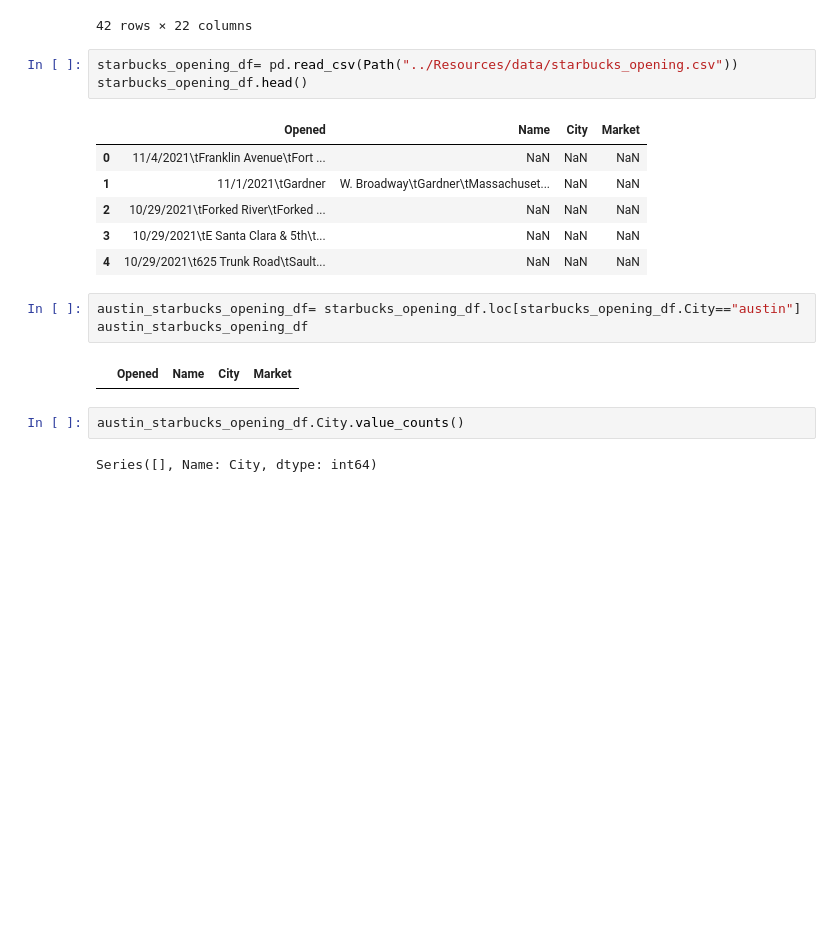
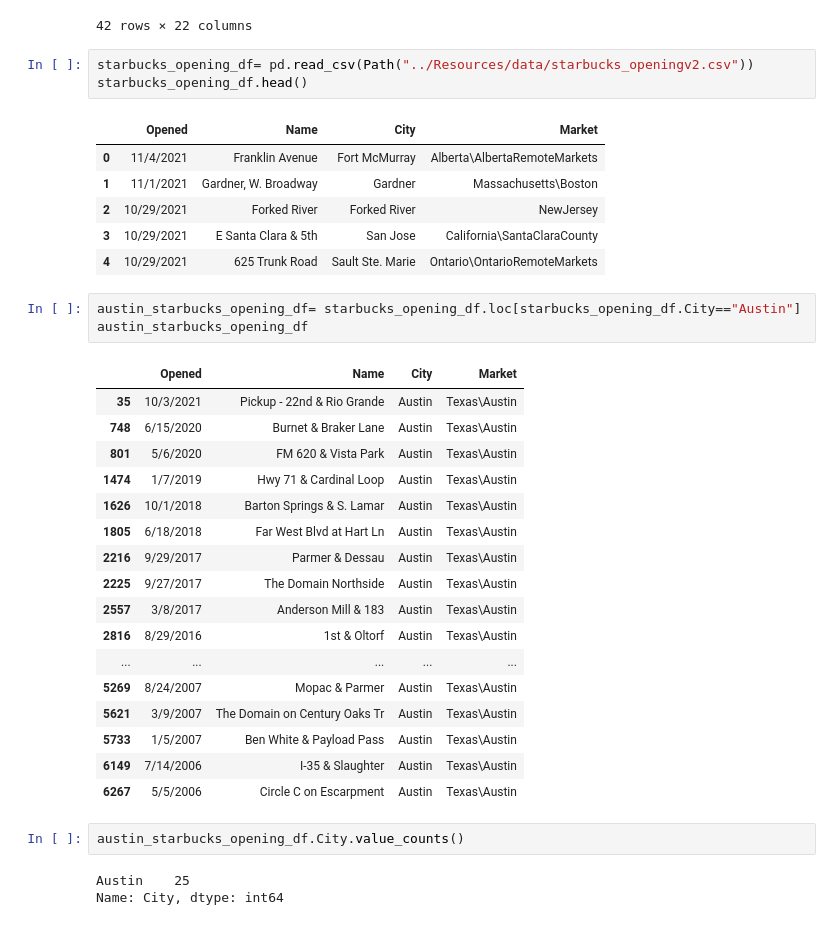
Before and after one commit to EGeorge2021r/Fintech5Falcons, a Jupyter notebook: Resources/demo_estate_data.ipynb, the cells around one changed output. Saved outputs shown, nothing was run; the diff lists cells and outputs as text; blank space fills up the shorter version.

Commit message:
starbucks opening data has been imported to the demo file-Azaldin

```diff
--- a/Resources/demo_estate_data.ipynb
+++ b/Resources/demo_estate_data.ipynb
@@ -165,21 +165,38 @@ austin_starbucks_df
 | 13268 | University of Texas Austin-Student | https://www.starbucks.com/store-l... | 2101 Speedway | Austin | US | 787121013 | US | 512-471-6163 | NaN | ... |
 42 rows × 22 columns
 # %%
-starbucks_opening_df= pd.read_csv(Path("../Resources/data/starbucks_opening.csv"))
+starbucks_opening_df= pd.read_csv(Path("../Resources/data/starbucks_openingv2.csv"))
 starbucks_opening_df.head()
 # %% [output]
 |  | Opened | Name | City | Market |
-| 0 | 11/4/2021\tFranklin Avenue\tFort ... | NaN | NaN | NaN |
-| 1 | 11/1/2021\tGardner | W. Broadway\tGardner\tMassachuset... | NaN | NaN |
-| 2 | 10/29/2021\tForked River\tForked ... | NaN | NaN | NaN |
-| 3 | 10/29/2021\tE Santa Clara & 5th\t... | NaN | NaN | NaN |
-| 4 | 10/29/2021\t625 Trunk Road\tSault... | NaN | NaN | NaN |
+| 0 | 11/4/2021 | Franklin Avenue | Fort McMurray | Alberta\AlbertaRemoteMarkets |
+| 1 | 11/1/2021 | Gardner, W. Broadway | Gardner | Massachusetts\Boston |
+| 2 | 10/29/2021 | Forked River | Forked River | NewJersey |
+| 3 | 10/29/2021 | E Santa Clara & 5th | San Jose | California\SantaClaraCounty |
+| 4 | 10/29/2021 | 625 Trunk Road | Sault Ste. Marie | Ontario\OntarioRemoteMarkets |
 # %%
-austin_starbucks_opening_df= starbucks_opening_df.loc[starbucks_opening_df.City=="austin"]
+austin_starbucks_opening_df= starbucks_opening_df.loc[starbucks_opening_df.City=="Austin"]
 austin_starbucks_opening_df
 # %% [output]
 |  | Opened | Name | City | Market |
+| 35 | 10/3/2021 | Pickup - 22nd & Rio Grande | Austin | Texas\Austin |
+| 748 | 6/15/2020 | Burnet & Braker Lane | Austin | Texas\Austin |
+| 801 | 5/6/2020 | FM 620 & Vista Park | Austin | Texas\Austin |
+| 1474 | 1/7/2019 | Hwy 71 & Cardinal Loop | Austin | Texas\Austin |
+| 1626 | 10/1/2018 | Barton Springs & S. Lamar | Austin | Texas\Austin |
+| 1805 | 6/18/2018 | Far West Blvd at Hart Ln | Austin | Texas\Austin |
+| 2216 | 9/29/2017 | Parmer & Dessau | Austin | Texas\Austin |
+| 2225 | 9/27/2017 | The Domain Northside | Austin | Texas\Austin |
+| 2557 | 3/8/2017 | Anderson Mill & 183 | Austin | Texas\Austin |
+| 2816 | 8/29/2016 | 1st & Oltorf | Austin | Texas\Austin |
+| ... | ... | ... | ... | ... |
+| 5269 | 8/24/2007 | Mopac & Parmer | Austin | Texas\Austin |
+| 5621 | 3/9/2007 | The Domain on Century Oaks Tr | Austin | Texas\Austin |
+| 5733 | 1/5/2007 | Ben White & Payload Pass | Austin | Texas\Austin |
+| 6149 | 7/14/2006 | I-35 & Slaughter | Austin | Texas\Austin |
+| 6267 | 5/5/2006 | Circle C on Escarpment | Austin | Texas\Austin |
 # %%
 austin_starbucks_opening_df.City.value_counts()
 # %% [output]
-Series([], Name: City, dtype: int64)
+Austin    25
+Name: City, dtype: int64
```
